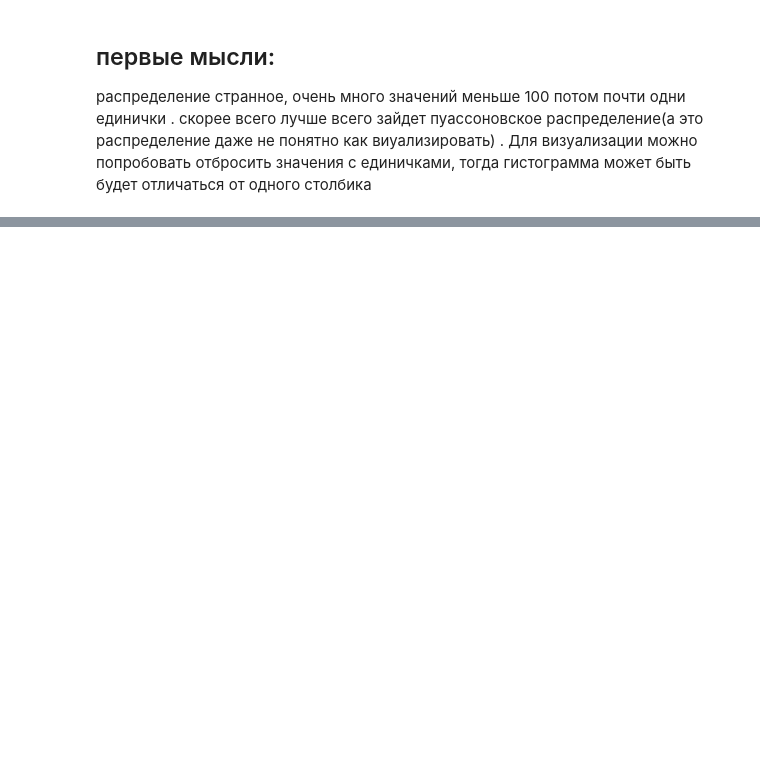
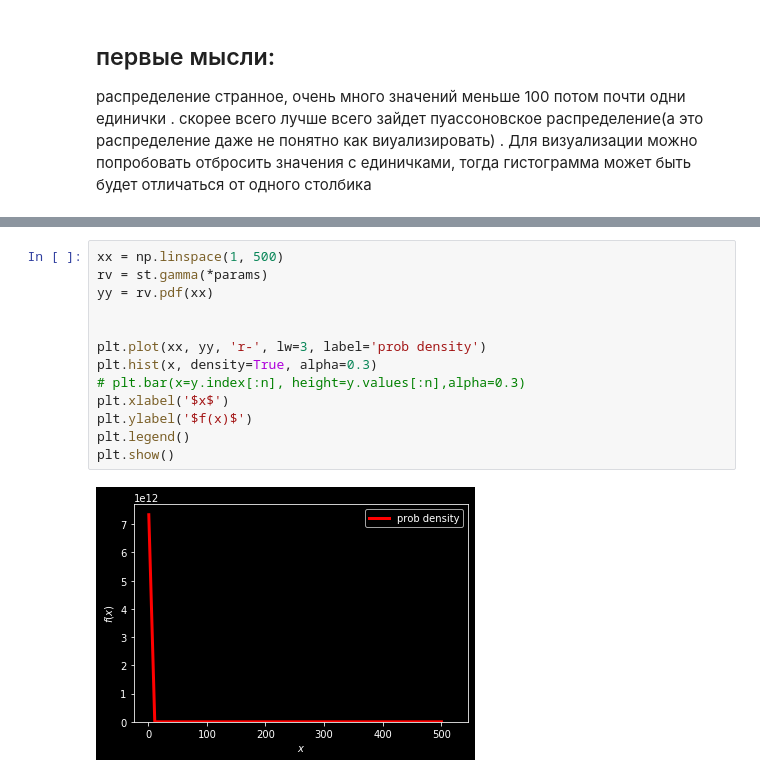
Before and after one commit to IvanSedykh/phd_migration_analysis, a Jupyter notebook: EDA.ipynb, the cells around one changed output, grey strips where cells are left out. Drawn from its saved outputs; the diff is of its cells as text; blank space fills up the shorter version.

```diff
--- a/EDA.ipynb
+++ b/EDA.ipynb
@@ -72,0 +110,15 @@ array([1251294,  148202,   47248,   22015,   12247,    7654,    5090,
+# %%
+xx = np.linspace(1, 500)
+rv = st.gamma(*params)
+yy = rv.pdf(xx)
+
+
+plt.plot(xx, yy, 'r-', lw=3, label='prob density')
+plt.hist(x, density=True, alpha=0.3)
+# plt.bar(x=y.index[:n], height=y.values[:n],alpha=0.3)
+plt.xlabel('$x$')
+plt.ylabel('$f(x)$')
+plt.legend()
+plt.show()
+# %% [output]
+[figure, added]
```
Also changed, not shown: parts of 22 cells of this notebook.
